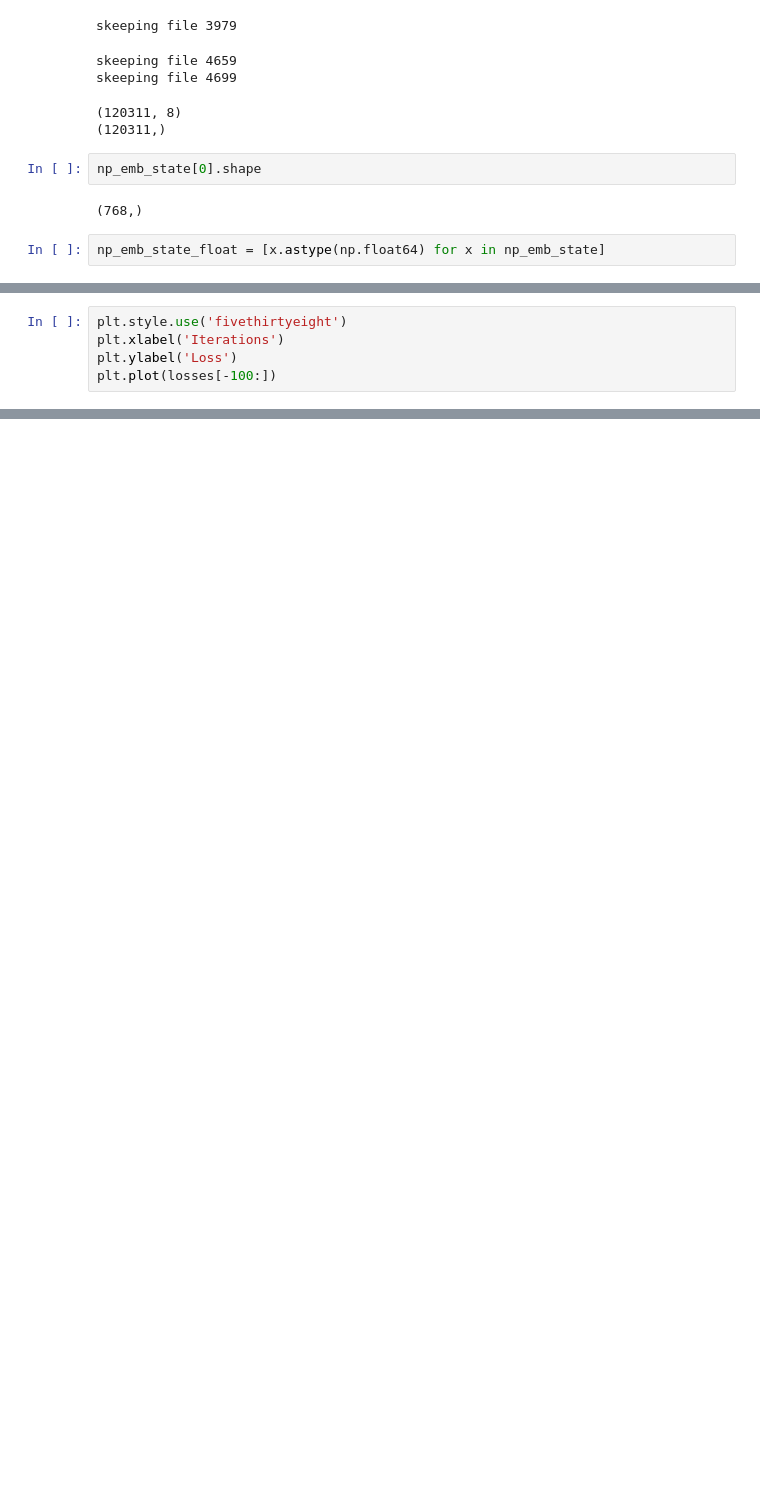
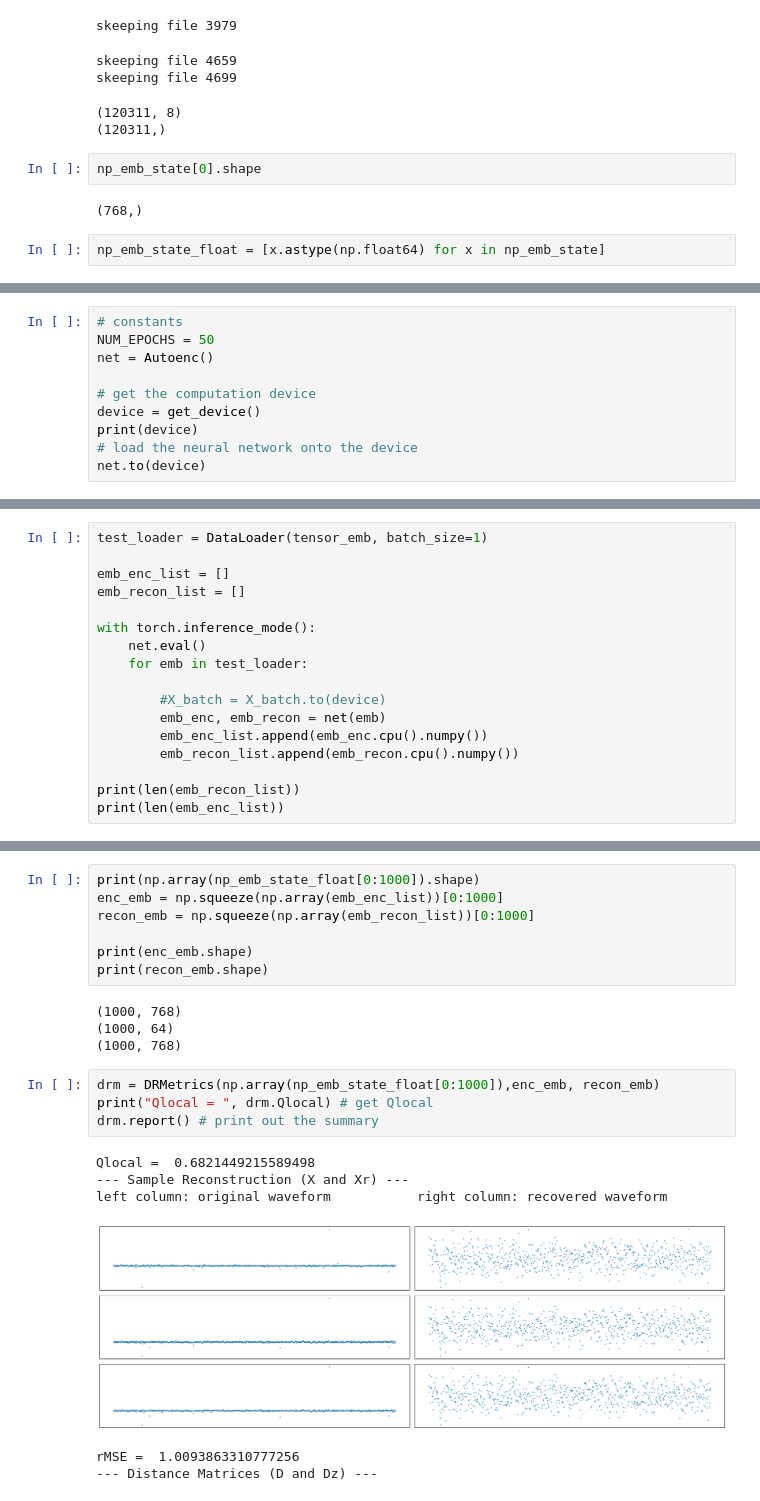
Before and after one commit to enriquemoraayala/oppe4rl-sqli, a Jupyter notebook: notebooks/dim_reduction.ipynb, the cells around one changed output, grey strips where cells are left out. Cells and saved outputs as stored; diff of their text form; blank space fills up the shorter version.

```diff
--- a/notebooks/dim_reduction.ipynb
+++ b/notebooks/dim_reduction.ipynb
@@ -301,5 +159,0 @@ RuntimeError: Can't call numpy() on Tensor that requires grad. Use tensor.detach
-# %%
-plt.style.use('fivethirtyeight')
-plt.xlabel('Iterations')
-plt.ylabel('Loss')
-plt.plot(losses[-100:])
@@ -305,0 +187,10 @@ plt.plot(losses[-100:])
+# %%
+# constants
+NUM_EPOCHS = 50
+net = Autoenc()
+
+# get the computation device
+device = get_device()
+print(device)
+# load the neural network onto the device
+net.to(device)
@@ -305,0 +243,17 @@ plt.plot(losses[-100:])
+# %%
+test_loader = DataLoader(tensor_emb, batch_size=1)
+
+emb_enc_list = []
+emb_recon_list = []
+
+with torch.inference_mode():
+    net.eval()
+    for emb in test_loader:
+
+        #X_batch = X_batch.to(device)
+        emb_enc, emb_recon = net(emb)
+        emb_enc_list.append(emb_enc.cpu().numpy())
+        emb_recon_list.append(emb_recon.cpu().numpy())
+
+print(len(emb_recon_list))
+print(len(emb_enc_list))
@@ -305,0 +263,22 @@ plt.plot(losses[-100:])
+# %%
+print(np.array(np_emb_state_float[0:1000]).shape)
+enc_emb = np.squeeze(np.array(emb_enc_list))[0:1000]
+recon_emb = np.squeeze(np.array(emb_recon_list))[0:1000]
+
+print(enc_emb.shape)
+print(recon_emb.shape)
+# %% [output]
+(1000, 768)
+(1000, 64)
+(1000, 768)
+# %%
+drm = DRMetrics(np.array(np_emb_state_float[0:1000]),enc_emb, recon_emb)
+print("Qlocal = ", drm.Qlocal) # get Qlocal
+drm.report() # print out the summary
+# %% [output]
+Qlocal =  0.6821449215589498
+--- Sample Reconstruction (X and Xr) ---
+left column: original waveform           right column: recovered waveform
+[figure, added]
+rMSE =  1.0093863310777256
+--- Distance Matrices (D and Dz) ---
```
Also changed, not shown: parts of 18 cells of this notebook.
